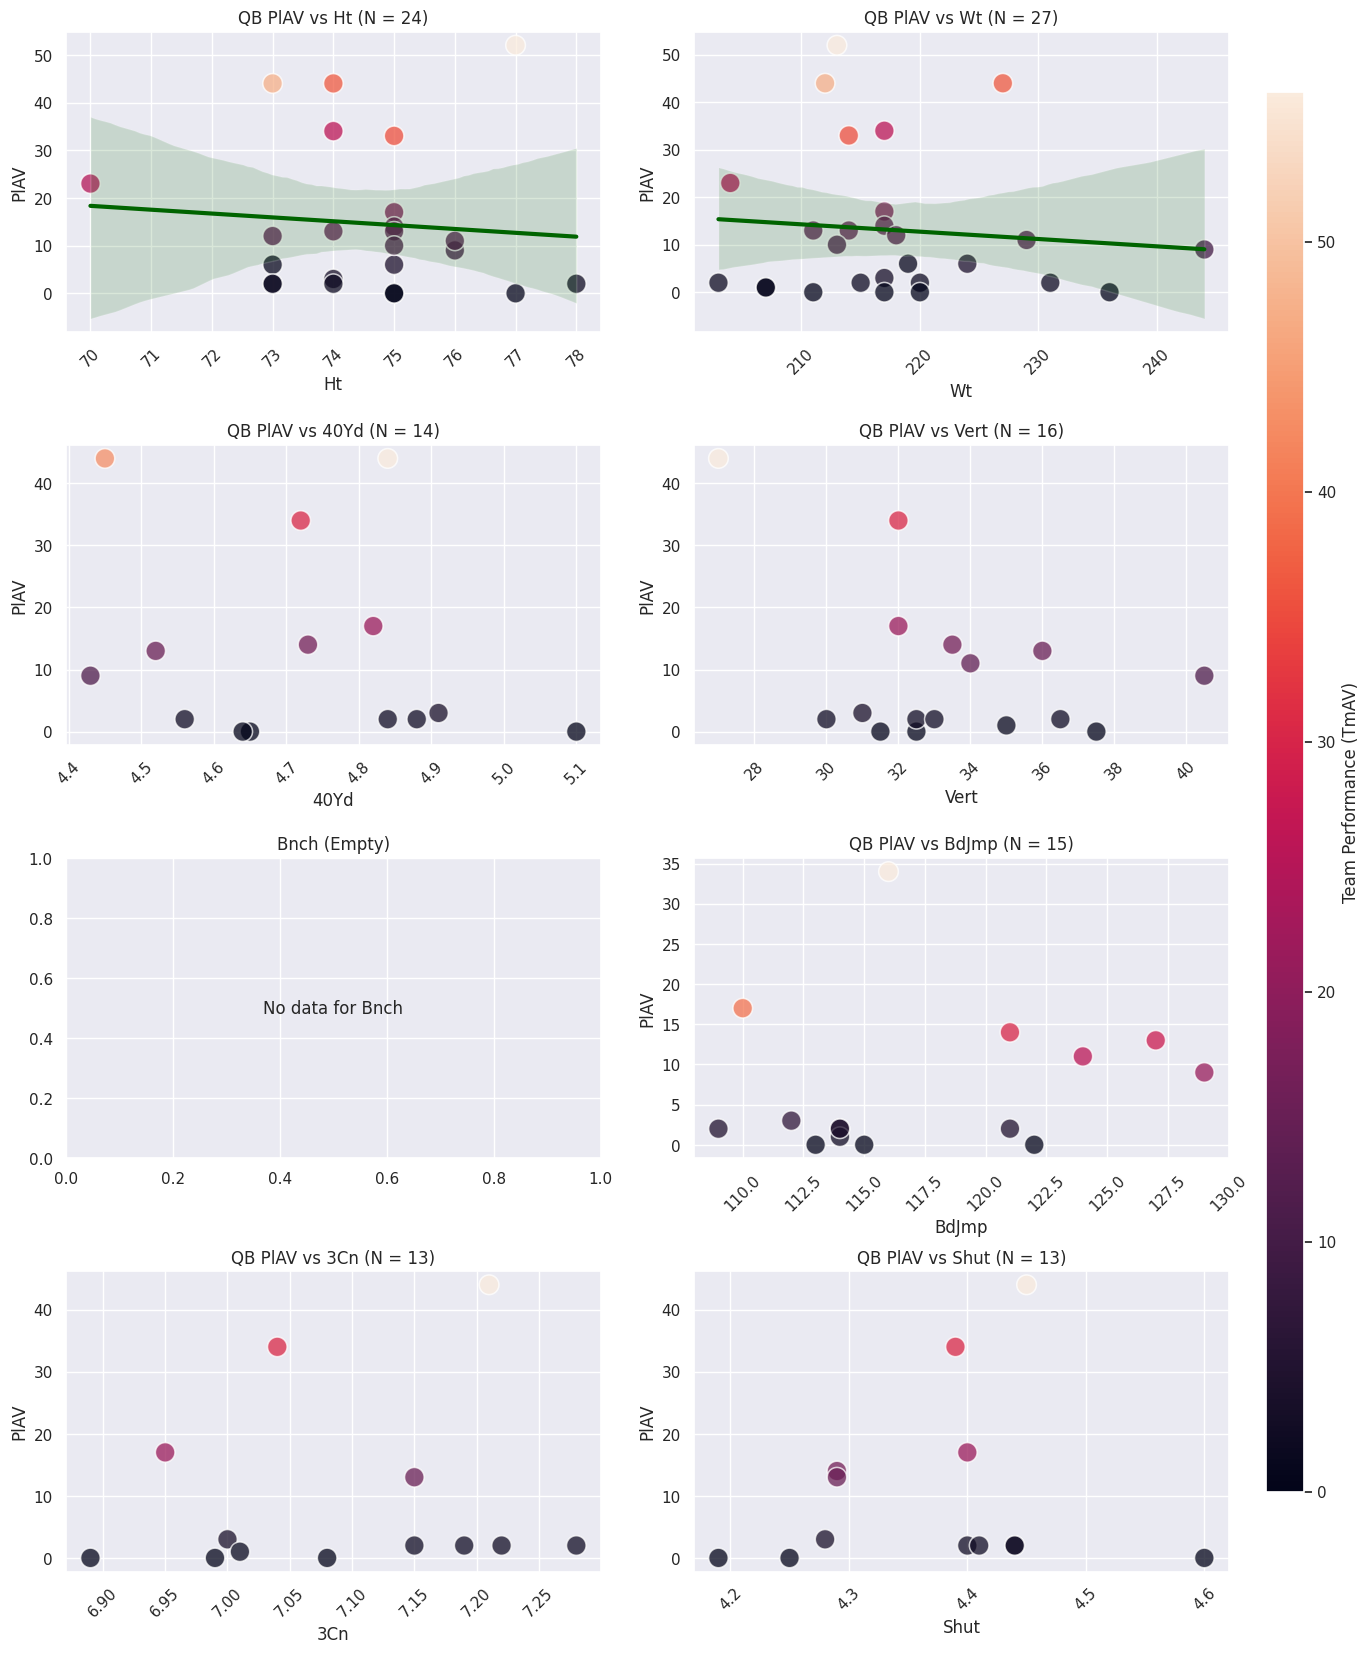
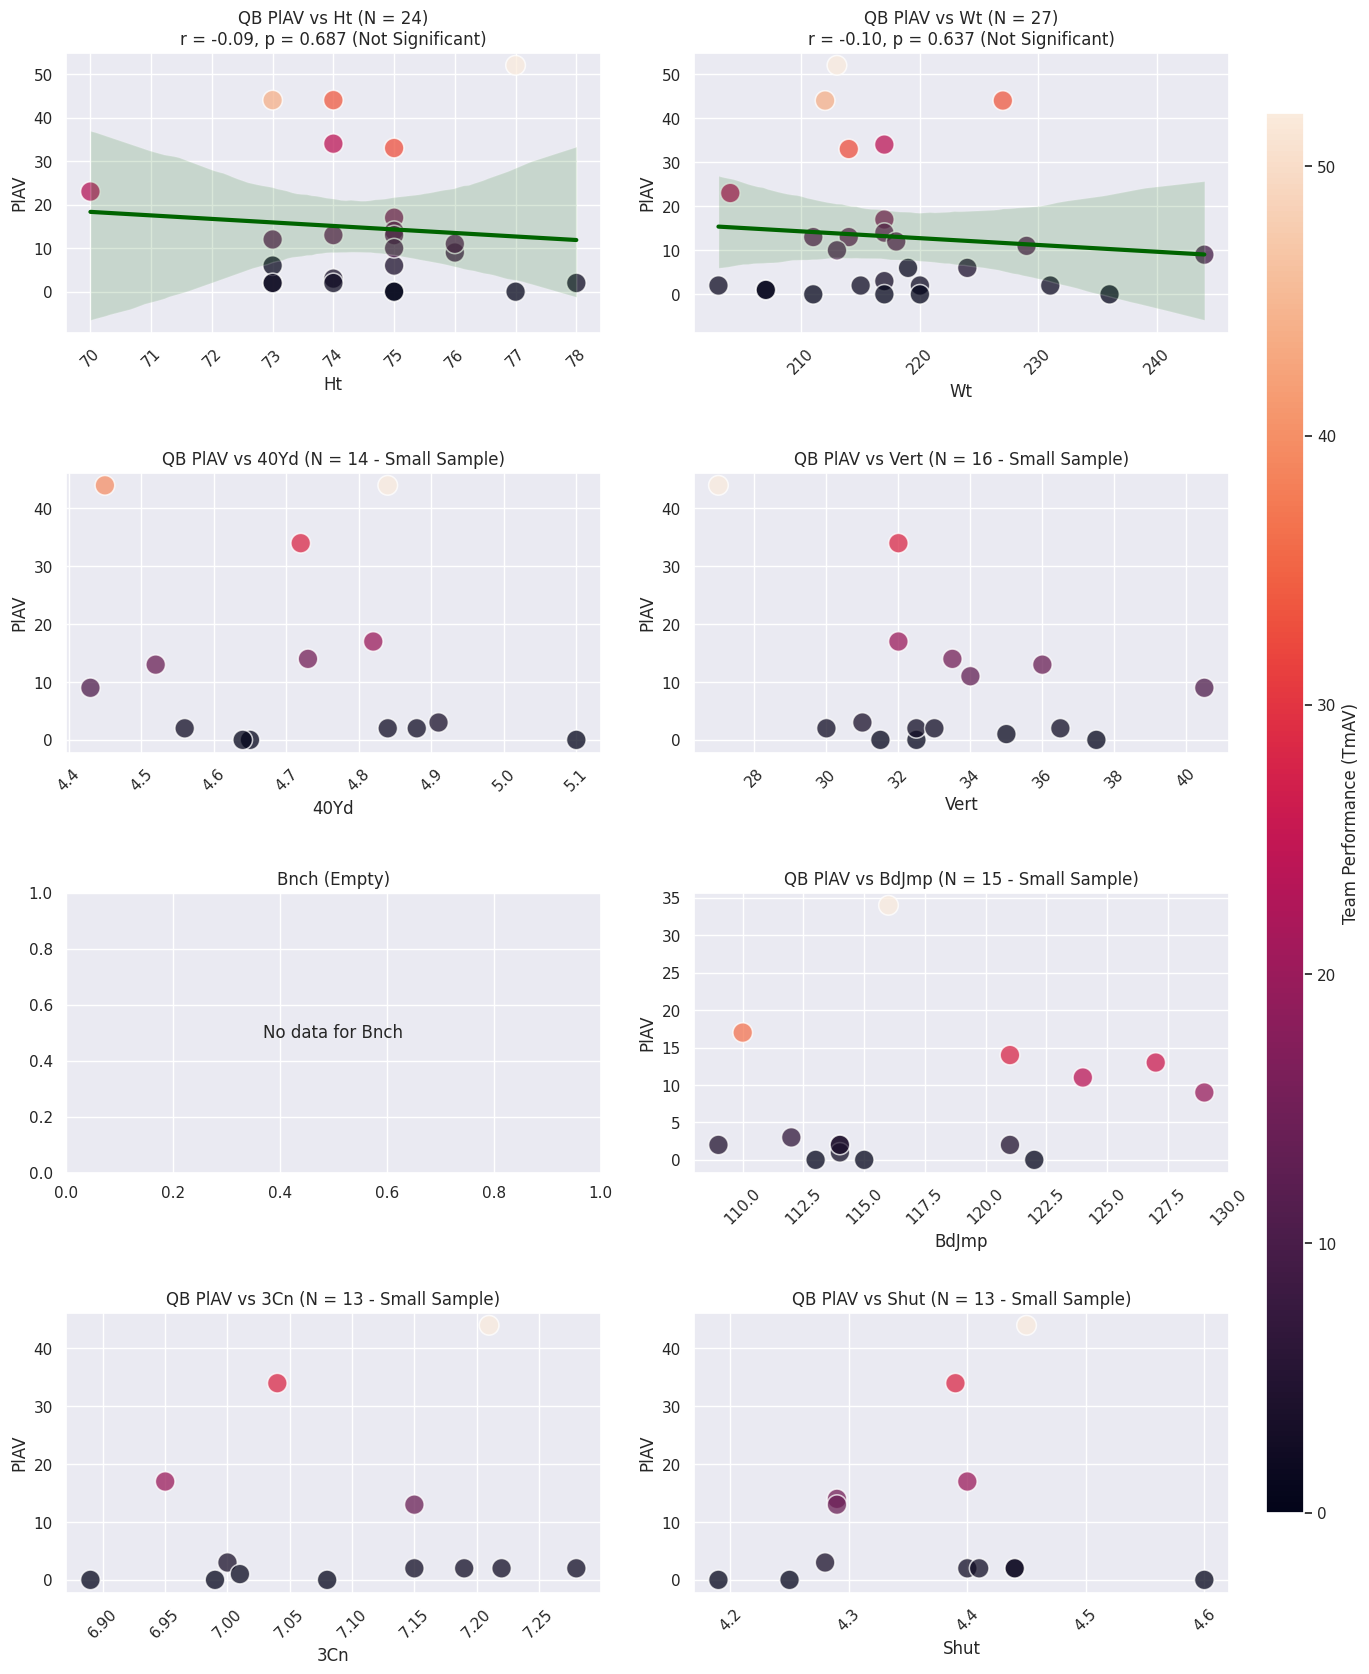
The change to this notebook cell's code, shown as a diff; its figure went from the first image to the second:
--- before
+++ after
@@ -2,5 +2,5 @@
 import matplotlib.pyplot as plt
 import seaborn as sns
-i
+from scipy import stats
 sns.set_theme(style = "darkgrid")
 myCmap = sns.color_palette("rocket", as_cmap=True)
@@ -29,7 +29,7 @@
             sns.regplot(data = data, x = col, y = "PlAV", ax = ax, scatter = False, color = "darkgreen", truncate = True, line_kws = {"linewidth": 3})
             
-            ax.set_title(f'RB PlAV vs {col} (N = {sampleSize})\nr = {rVal:.2f}, p = {pVal:.3f} ({significance})') # Titling the graphs based on the col of comparison
+            ax.set_title(f'QB PlAV vs {col} (N = {sampleSize})\nr = {rVal:.2f}, p = {pVal:.3f} ({significance})') # Titling the graphs based on the col of comparison
         else:
-            ax.set_title(f'RB PlAV vs {col} (N = {sampleSize} - Small Sample)') # Titling the graphs based on the col of comparison
+            ax.set_title(f'QB PlAV vs {col} (N = {sampleSize} - Small Sample)') # Titling the graphs based on the col of comparison
             
         ax.tick_params(axis = "x" , rotation = 45) # Providing easier visibility by rotating the x axis values
@@ -41,5 +41,5 @@
 
 # Making everything visually appealing
-norm = plt.Normalize(defenseAll['TmAV'].min(), defenseAll['TmAV'].max())
+norm = plt.Normalize(qbAll['TmAV'].min(), qbAll['TmAV'].max())
 sm = plt.cm.ScalarMappable(cmap = myCmap, norm = norm)
 sm.set_array([])

Commit: Fixed revert errors